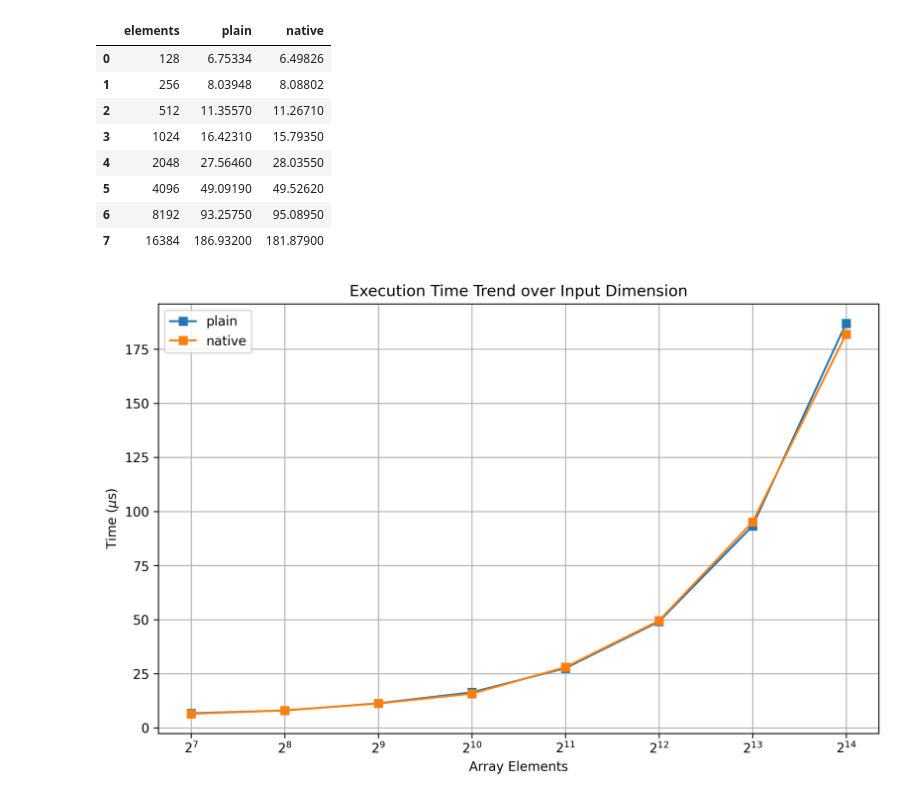
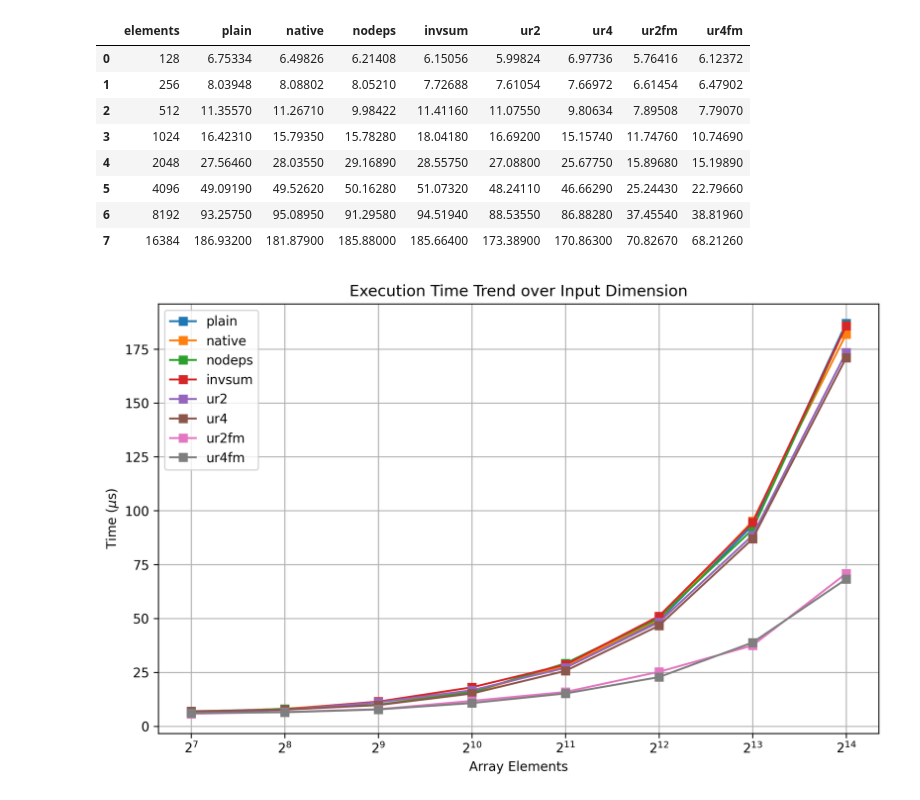
Before and after one commit to FedericoBustaffa/master, a Jupyter notebook: spm/assignment1/notebook.ipynb, the cells around one changed output. Cells and saved outputs as stored; diff of their text form; code cells hidden in the pictures.

```diff
--- a/spm/assignment1/notebook.ipynb
+++ b/spm/assignment1/notebook.ipynb
@@ -1,20 +1,34 @@
 # %%
 import pandas as pd
 
+
 plain = pd.read_csv("results/plain.csv")
 native = pd.read_csv("results/native.csv")
+nodeps = pd.read_csv("results/native_deps.csv")
+invsum = pd.read_csv("results/native_deps_invsum.csv")
+ur2 = pd.read_csv("results/native_deps_invsum_ur2.csv")
+ur4 = pd.read_csv("results/native_deps_invsum_ur4.csv")
+ur2fm = pd.read_csv("results/native_deps_invsum_ur2_fm.csv")
+ur4fm = pd.read_csv("results/native_deps_invsum_ur4_fm.csv")
+
 df = plain
 df.rename(columns={"time": "plain"}, inplace=True)
 df["plain"] = df["plain"] * 1e6
 df["native"] = native["time"] * 1e6
+df["nodeps"] = nodeps["time"] * 1e6
+df["invsum"] = invsum["time"] * 1e6
+df["ur2"] = ur2["time"] * 1e6
+df["ur4"] = ur4["time"] * 1e6
+df["ur2fm"] = ur2fm["time"] * 1e6
+df["ur4fm"] = ur4fm["time"] * 1e6
 df
 # %% [output]
-|  | elements | plain | native |
-| 0 | 128 | 6.75334 | 6.49826 |
-| 1 | 256 | 8.03948 | 8.08802 |
-| 2 | 512 | 11.35570 | 11.26710 |
-| 3 | 1024 | 16.42310 | 15.79350 |
-| 4 | 2048 | 27.56460 | 28.03550 |
-| 5 | 4096 | 49.09190 | 49.52620 |
-| 6 | 8192 | 93.25750 | 95.08950 |
-| 7 | 16384 | 186.93200 | 181.87900 |
+|  | elements | plain | native | nodeps | invsum | ur2 | ur4 | ur2fm | ur4fm |
+| 0 | 128 | 6.75334 | 6.49826 | 6.21408 | 6.15056 | 5.99824 | 6.97736 | 5.76416 | 6.12372 |
+| 1 | 256 | 8.03948 | 8.08802 | 8.05210 | 7.72688 | 7.61054 | 7.66972 | 6.61454 | 6.47902 |
+| 2 | 512 | 11.35570 | 11.26710 | 9.98422 | 11.41160 | 11.07550 | 9.80634 | 7.89508 | 7.79070 |
+| 3 | 1024 | 16.42310 | 15.79350 | 15.78280 | 18.04180 | 16.69200 | 15.15740 | 11.74760 | 10.74690 |
+| 4 | 2048 | 27.56460 | 28.03550 | 29.16890 | 28.55750 | 27.08800 | 25.67750 | 15.89680 | 15.19890 |
+| 5 | 4096 | 49.09190 | 49.52620 | 50.16280 | 51.07320 | 48.24110 | 46.66290 | 25.24430 | 22.79660 |
+| 6 | 8192 | 93.25750 | 95.08950 | 91.29580 | 94.51940 | 88.53550 | 86.88280 | 37.45540 | 38.81960 |
+| 7 | 16384 | 186.93200 | 181.87900 | 185.88000 | 185.66400 | 173.38900 | 170.86300 | 70.82670 | 68.21260 |
@@ -21,24 +39,21 @@ df
 # %%
 import matplotlib.pyplot as plt
 
 
-def plot_time(df: pd.DataFrame, labels: list[str]):
-    plt.figure(figsize=(10, 6), dpi=300)
-    plt.title("Execution Time Trend over Input Dimension")
+plt.figure(figsize=(10, 6), dpi=300)
+plt.title("Execution Time Trend over Input Dimension")
 
-    for label in labels:
-        plt.plot(df["elements"], df[label], marker="s", label=label)
+labels = [c for c in df.columns if c != "elements"]
+for label in labels:
+    plt.plot(df["elements"], df[label], marker="s", label=label)
 
-    plt.xlabel("Array Elements")
-    plt.ylabel(r"Time ($\mu$s)")
+plt.xlabel("Array Elements")
+plt.ylabel(r"Time ($\mu$s)")
 
-    plt.xscale("log", base=2)
-    plt.grid()
-    plt.legend()
-    plt.savefig("time.svg")
-    plt.show()
-
-
-plot_time(df, ["plain", "native"])
+plt.xscale("log", base=2)
+plt.grid()
+plt.legend()
+plt.savefig("time.svg")
+plt.show()
 # %% [output]
-[figure, old version]
+[figure, new version]
```
Also changed, not shown: parts of 5 cells of this notebook, 3 other files.
